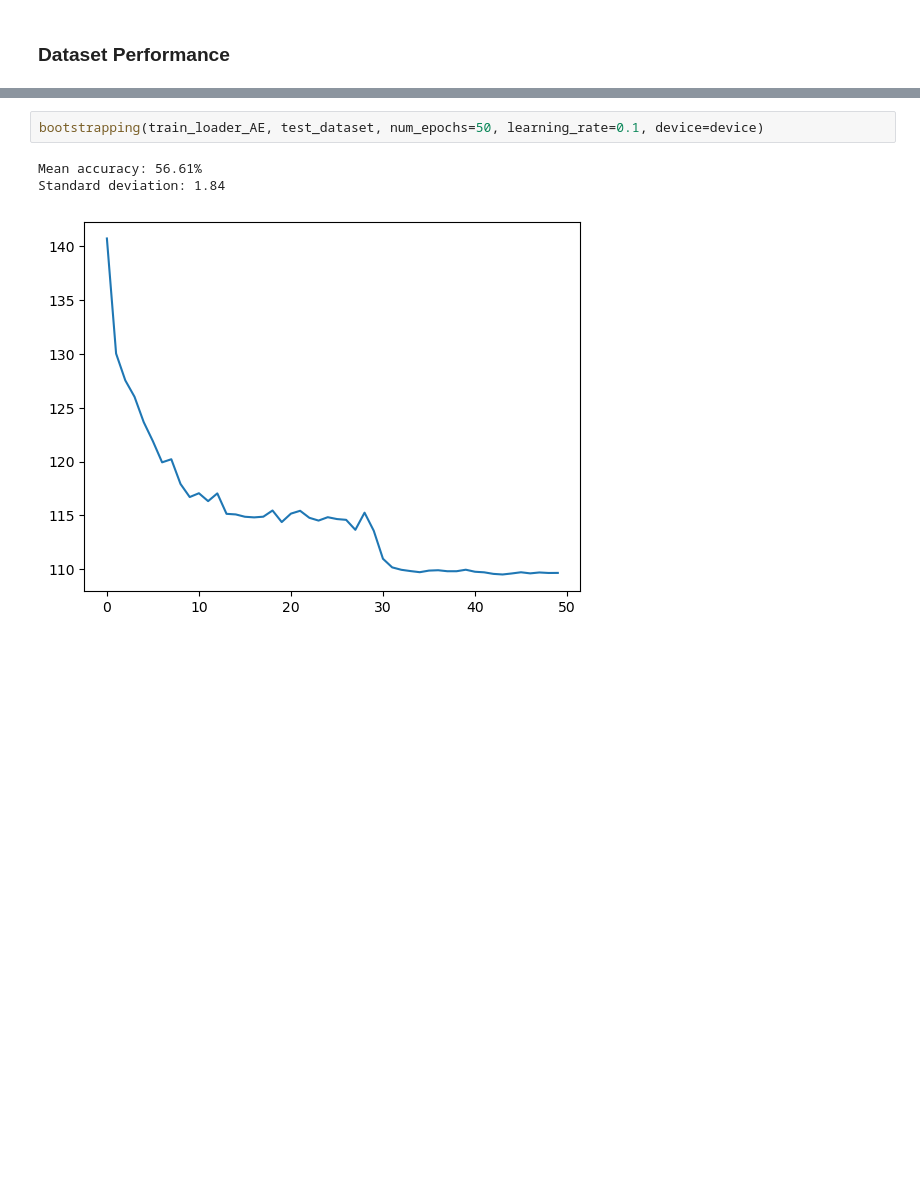
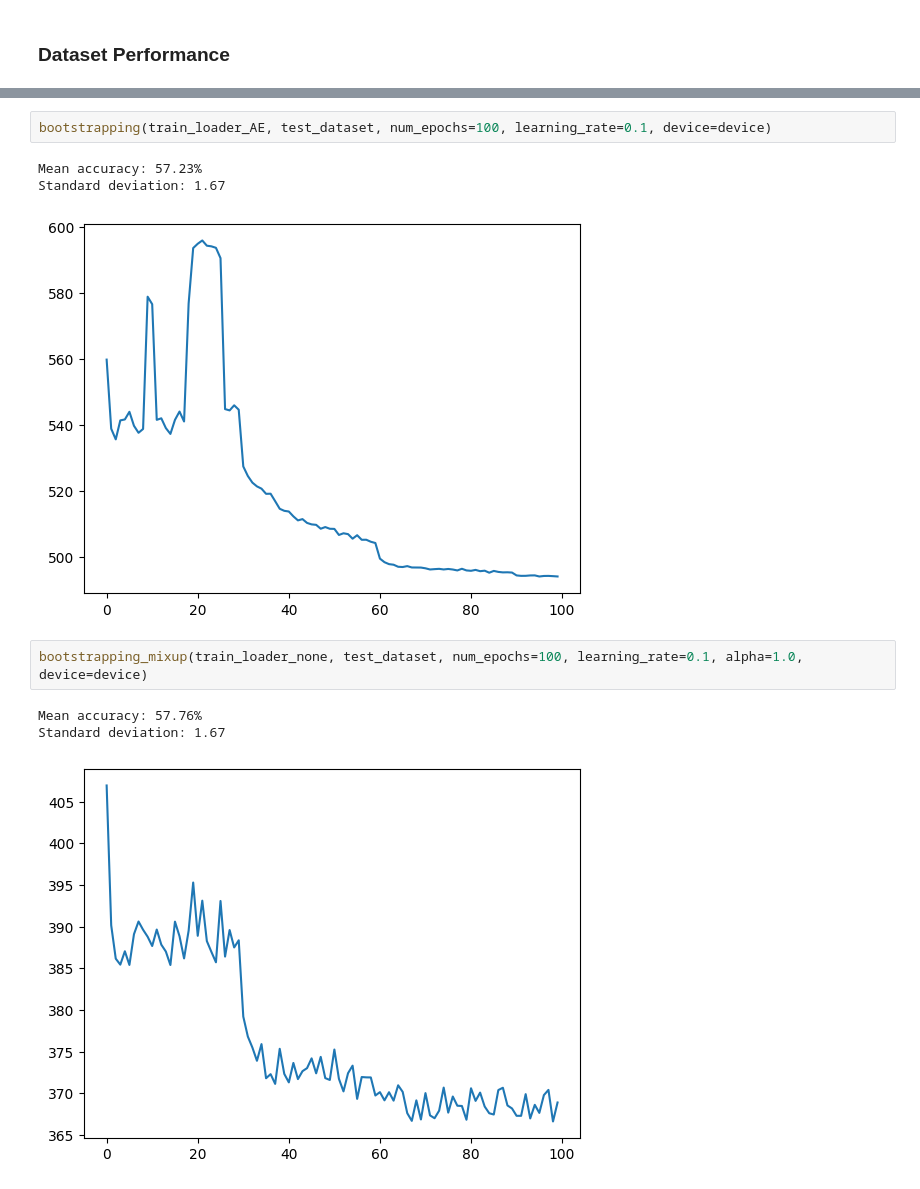
Before and after one commit to sleepymalc/Pseudo-Non-Linear, a Jupyter notebook: UCI/186.ipynb, the cells around one changed output, grey strips where cells are left out. Drawn from its saved outputs; the diff is of its cells as text; blank space fills up the shorter version.

```diff
--- a/UCI/186.ipynb
+++ b/UCI/186.ipynb
@@ -588,6 +948,12 @@ Standard deviation: 2.05
 # %%
-bootstrapping(train_loader_AE, test_dataset, num_epochs=50, learning_rate=0.1, device=device)
+bootstrapping(train_loader_AE, test_dataset, num_epochs=100, learning_rate=0.1, device=device)
 # %% [output]
-Mean accuracy: 56.61%
-Standard deviation: 1.84
+Mean accuracy: 57.23%
+Standard deviation: 1.67
-[figure, old version]
+[figure, new version]
+# %%
+bootstrapping_mixup(train_loader_none, test_dataset, num_epochs=100, learning_rate=0.1, alpha=1.0, device=device)
+# %% [output]
+Mean accuracy: 57.76%
+Standard deviation: 1.67
+[figure, added]
```
Also changed, not shown: parts of 13 cells of this notebook, 21 other files.
